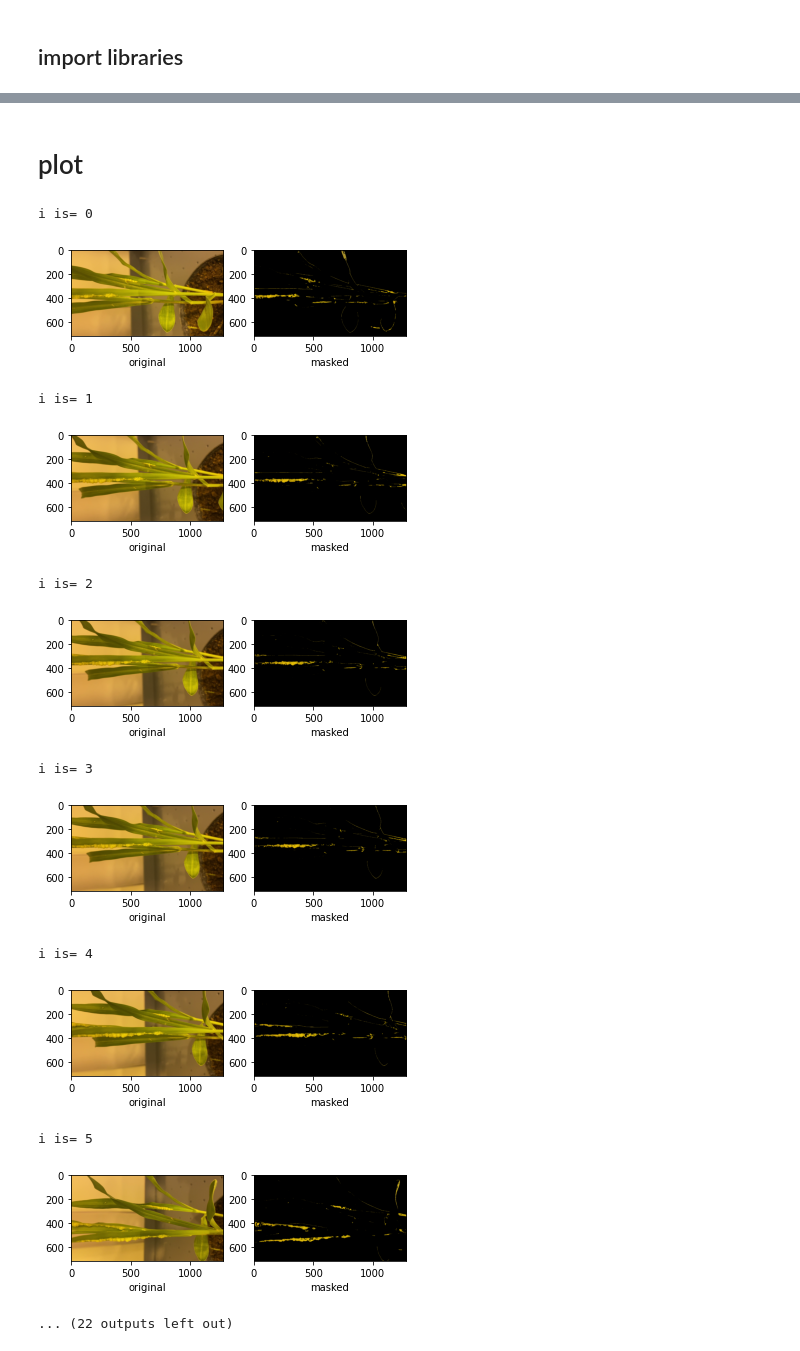
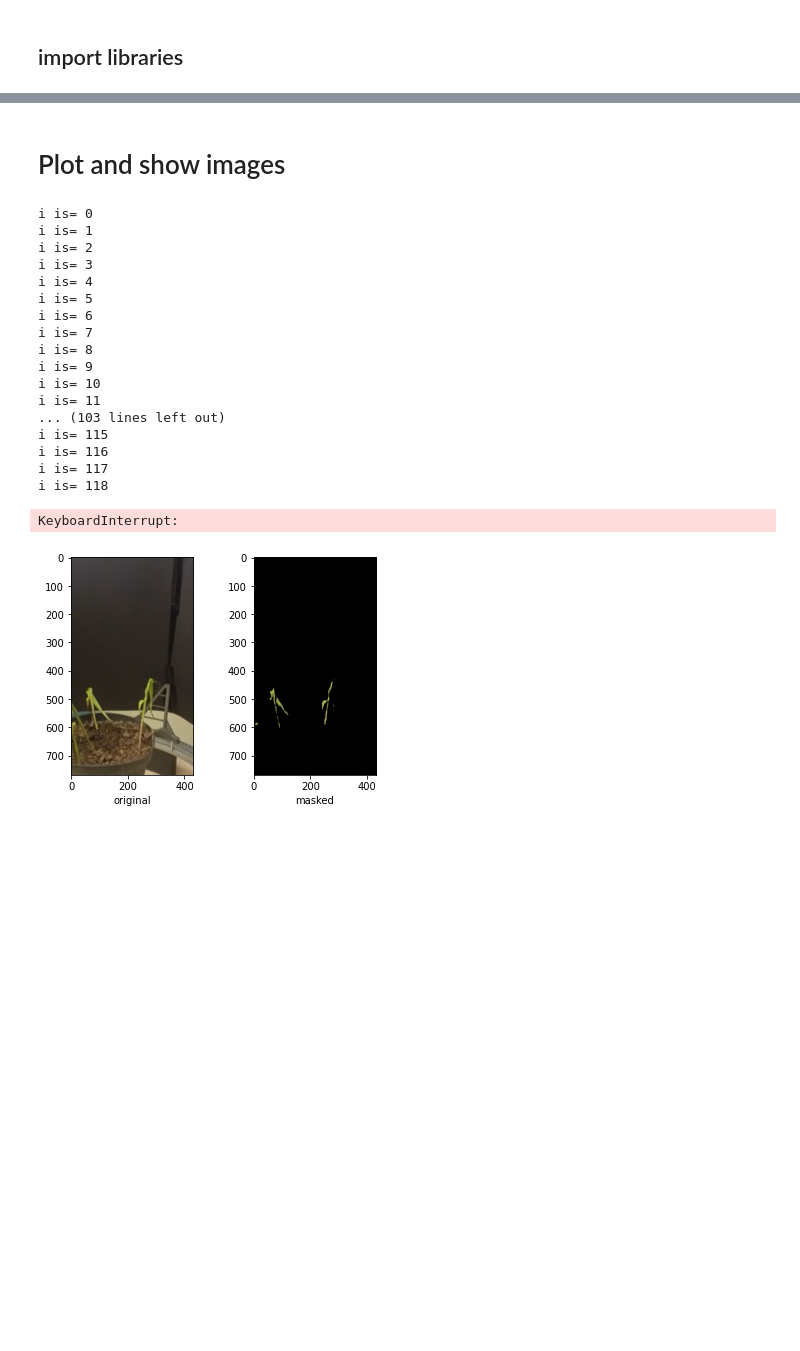
Before and after one commit to NassimF/plant-disease-diagnosis-using-HSV-color-space, a Jupyter notebook: image segmentation with color space-main images.ipynb, the cells around one changed output, grey strips where cells are left out. Saved outputs shown, nothing was run; the diff lists cells and outputs as text; code cells hidden in the pictures; blank space fills up the shorter version.

Commit message:
Add live video notebook

```diff
--- a/image segmentation with color space-main images.ipynb
+++ b/image segmentation with color space-main images.ipynb
@@ -21,0 +15,17 @@ for i in range(1,18):
+# %%
+def zoom(frame):
+    scale = 20
+    #get the webcam size
+    height, width, channels = frame.shape
+
+    #prepare the crop
+    centerX,centerY=int(height/2),int(width/2)
+    radiusX,radiusY= int(scale*height/100),int(scale*width/100)
+
+    minX,maxX=centerX-radiusX,centerX+radiusX
+    minY,maxY=centerY-radiusY,centerY+radiusY
+
+    cropped = frame[minX:maxX, minY:maxY]
+    resized_cropped = cv2.resize(cropped, (width, height))
+
+    return resized_cropped
@@ -24,16 +72,17 @@ for i in range(1,18):
 # %%
 def segment_image(image):
-    ''' Attempts to segment the white spots out of the provided image '''
+    ''' Attempts to segment the yellow spots out of the provided image '''
 
     # Convert the image into HSV
     hsv_image = cv2.cvtColor(image, cv2.COLOR_RGB2HSV)
 
 
     # Set a yellow range
-    light_yellow = (47/2, (53/100) * 255, (60/100) * 255)
-    dark_yellow = (50/2, (100/100) * 255, (100/100) * 255)
+    light_yellow = (47/2, (38/100) * 255, (60/100) * 255)
+    dark_yellow = (67/2, (100/100) * 255, (100/100) * 255)
 
-    # Apply the white mask
+
+    # Apply the  mask
     mask = cv2.inRange(hsv_image, light_yellow, dark_yellow)
 
 
@@ -44,29 +93,48 @@ def segment_image(image):
 # %%
 results = [segment_image(image) for image in images]
 # %% [markdown]
-# plot
+# Plot and show images
 # %%
-for i in range(17):
+#plot and save result images
+for i in range(len(images)):
     print('i is=',i)
     plt.subplot(1, 2, 1)
     plt.imshow(images[i])
     plt.xlabel('original')
     plt.subplot(1, 2, 2)
     plt.imshow(results[i])
     plt.xlabel('masked')
-    #plt.savefig(r'C:\Users\asus\Desktop\notebooks\results\res'+ str(i+1))
+    plt.savefig(r'C:\Users\asus\Desktop\notebooks\image-segmentation\result vid\res_vid3_'+ str(i+1))
     plt.show()
+
+# #show video
+for res in results:
+    res = cv2.cvtColor(res, cv2.COLOR_HSV2BGR)
+    cv2.imshow('After', res)
+
+    if cv2.waitKey(25) & 0xFF == ord('q'):
+      break
+
+
+cap.release()
+cv2.destroyAllWindows()
 # %% [output]
 i is= 0
+i is= 1
+i is= 2
+i is= 3
+i is= 4
+i is= 5
+i is= 6
+i is= 7
+i is= 8
+i is= 9
+i is= 10
+i is= 11
+... (103 lines left out)
+i is= 115
+i is= 116
+i is= 117
+i is= 118
+KeyboardInterrupt:
-[figure, old version]
+[figure, new version]
-i is= 1
-[figure, removed]
-i is= 2
-[figure, removed]
-i is= 3
-[figure, removed]
-i is= 4
-[figure, removed]
-i is= 5
-[figure, removed]
-... (22 outputs left out)
```
Also changed, not shown: parts of 8 cells of this notebook.
